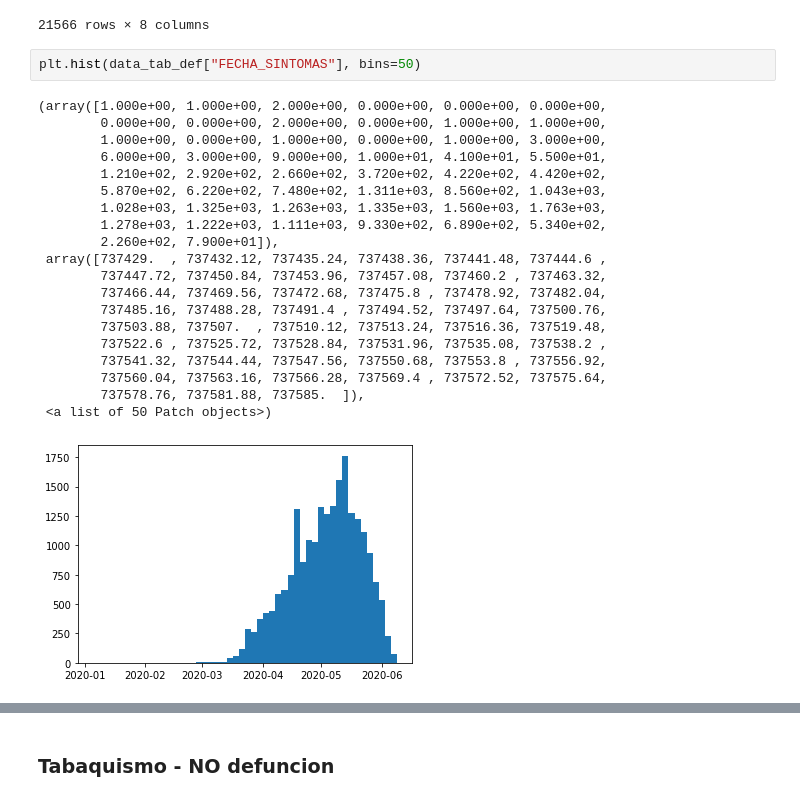
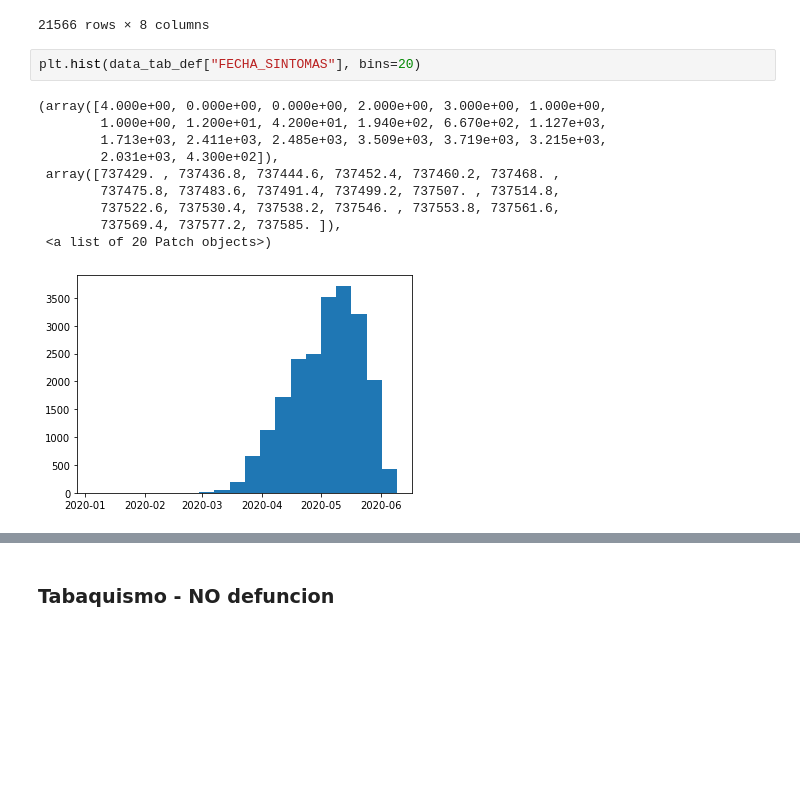
Before and after one commit to artthuro6/Covid-19, a Jupyter notebook: Modelo 1 - Covid.ipynb, the cells around one changed output, grey strips where cells are left out. Cells and saved outputs as stored; diff of their text form; blank space fills up the shorter version.

```diff
--- a/Modelo 1 - Covid.ipynb
+++ b/Modelo 1 - Covid.ipynb
@@ -553,26 +553,16 @@ data_tab_def
 | 369356 | 1 | Hombre | 2020-05-06 | 2020-05-16 | si | 68 | Sospechoso | si |
 21566 rows × 8 columns
 # %%
-plt.hist(data_tab_def["FECHA_SINTOMAS"], bins=50)
+plt.hist(data_tab_def["FECHA_SINTOMAS"], bins=20)
 # %% [output]
-(array([1.000e+00, 1.000e+00, 2.000e+00, 0.000e+00, 0.000e+00, 0.000e+00,
-        0.000e+00, 0.000e+00, 2.000e+00, 0.000e+00, 1.000e+00, 1.000e+00,
-        1.000e+00, 0.000e+00, 1.000e+00, 0.000e+00, 1.000e+00, 3.000e+00,
-        6.000e+00, 3.000e+00, 9.000e+00, 1.000e+01, 4.100e+01, 5.500e+01,
-        1.210e+02, 2.920e+02, 2.660e+02, 3.720e+02, 4.220e+02, 4.420e+02,
-        5.870e+02, 6.220e+02, 7.480e+02, 1.311e+03, 8.560e+02, 1.043e+03,
-        1.028e+03, 1.325e+03, 1.263e+03, 1.335e+03, 1.560e+03, 1.763e+03,
-        1.278e+03, 1.222e+03, 1.111e+03, 9.330e+02, 6.890e+02, 5.340e+02,
-        2.260e+02, 7.900e+01]),
- array([737429.  , 737432.12, 737435.24, 737438.36, 737441.48, 737444.6 ,
-        737447.72, 737450.84, 737453.96, 737457.08, 737460.2 , 737463.32,
-        737466.44, 737469.56, 737472.68, 737475.8 , 737478.92, 737482.04,
-        737485.16, 737488.28, 737491.4 , 737494.52, 737497.64, 737500.76,
-        737503.88, 737507.  , 737510.12, 737513.24, 737516.36, 737519.48,
-        737522.6 , 737525.72, 737528.84, 737531.96, 737535.08, 737538.2 ,
-        737541.32, 737544.44, 737547.56, 737550.68, 737553.8 , 737556.92,
-        737560.04, 737563.16, 737566.28, 737569.4 , 737572.52, 737575.64,
-        737578.76, 737581.88, 737585.  ]),
- <a list of 50 Patch objects>)
+(array([4.000e+00, 0.000e+00, 0.000e+00, 2.000e+00, 3.000e+00, 1.000e+00,
+        1.000e+00, 1.200e+01, 4.200e+01, 1.940e+02, 6.670e+02, 1.127e+03,
+        1.713e+03, 2.411e+03, 2.485e+03, 3.509e+03, 3.719e+03, 3.215e+03,
+        2.031e+03, 4.300e+02]),
+ array([737429. , 737436.8, 737444.6, 737452.4, 737460.2, 737468. ,
+        737475.8, 737483.6, 737491.4, 737499.2, 737507. , 737514.8,
+        737522.6, 737530.4, 737538.2, 737546. , 737553.8, 737561.6,
+        737569.4, 737577.2, 737585. ]),
+ <a list of 20 Patch objects>)
-[figure, old version]
+[figure, new version]
 # %%
```
Also changed, not shown: parts of 3 cells of this notebook.
